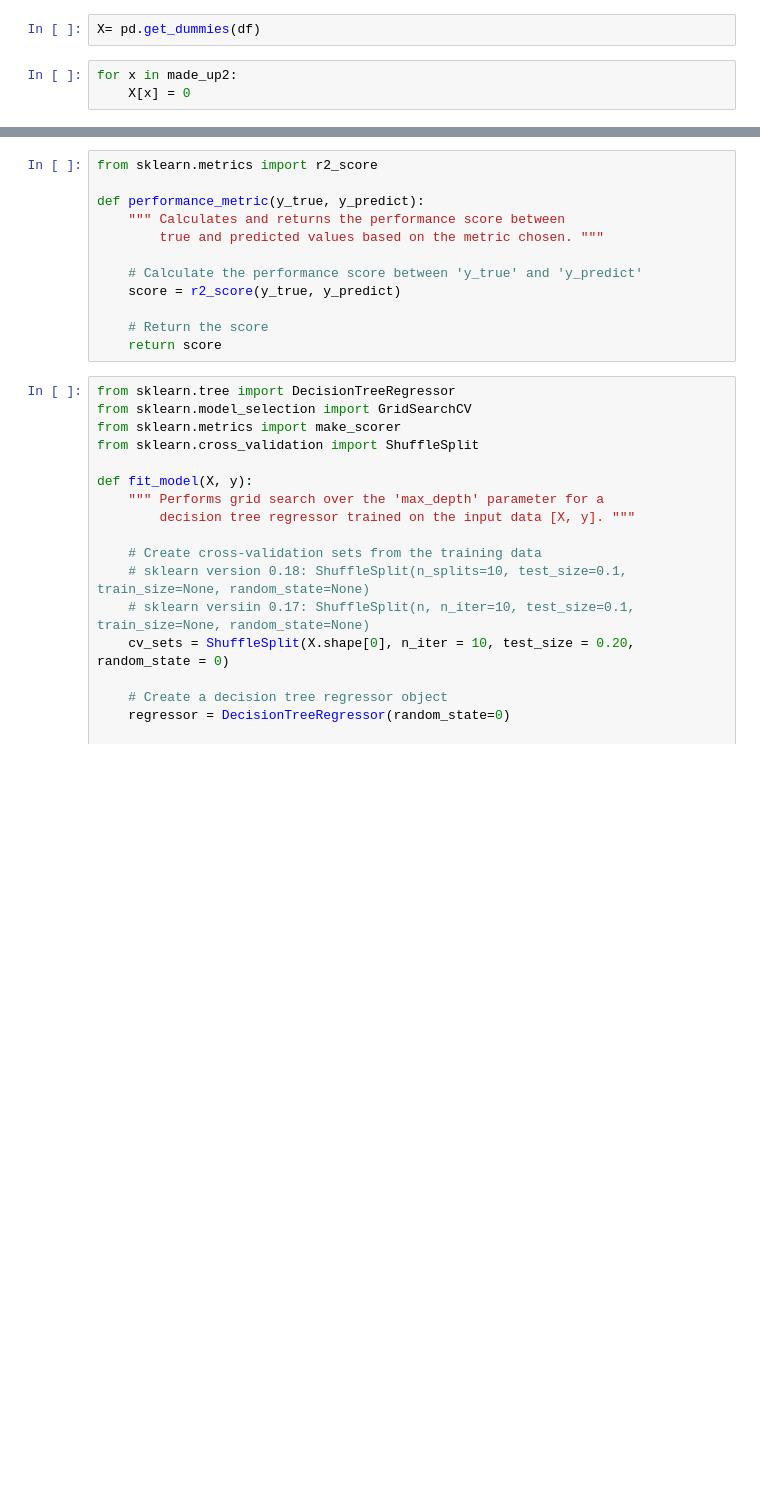
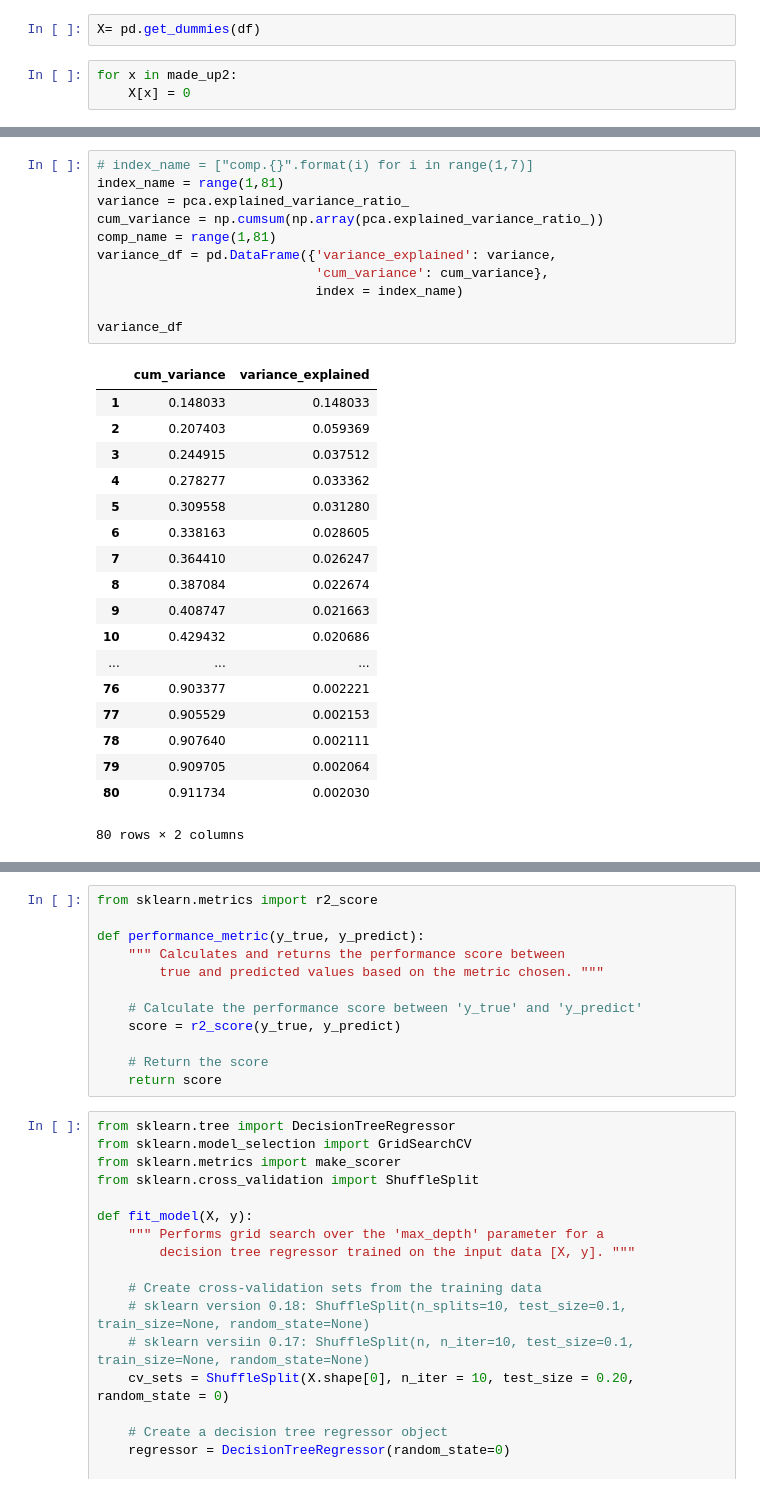
Before and after one commit to cautree/kaggle_house, a Jupyter notebook: house.ipynb, the cells around one changed output, grey strips where cells are left out. Saved outputs shown, nothing was run; the diff lists cells and outputs as text; blank space fills up the shorter version.

```diff
--- a/house.ipynb
+++ b/house.ipynb
@@ -200,0 +214,30 @@ X.shape
+# %%
+# index_name = ["comp.{}".format(i) for i in range(1,7)]
+index_name = range(1,81)
+variance = pca.explained_variance_ratio_
+cum_variance = np.cumsum(np.array(pca.explained_variance_ratio_))
+comp_name = range(1,81)
+variance_df = pd.DataFrame({'variance_explained': variance,
+                            'cum_variance': cum_variance},
+                            index = index_name)
+
+variance_df
+# %% [output]
+|  | cum_variance | variance_explained |
+| 1 | 0.148033 | 0.148033 |
+| 2 | 0.207403 | 0.059369 |
+| 3 | 0.244915 | 0.037512 |
+| 4 | 0.278277 | 0.033362 |
+| 5 | 0.309558 | 0.031280 |
+| 6 | 0.338163 | 0.028605 |
+| 7 | 0.364410 | 0.026247 |
+| 8 | 0.387084 | 0.022674 |
+| 9 | 0.408747 | 0.021663 |
+| 10 | 0.429432 | 0.020686 |
+| ... | ... | ... |
+| 76 | 0.903377 | 0.002221 |
+| 77 | 0.905529 | 0.002153 |
+| 78 | 0.907640 | 0.002111 |
+| 79 | 0.909705 | 0.002064 |
+| 80 | 0.911734 | 0.002030 |
+80 rows × 2 columns
```
Also changed, not shown: parts of 18 cells of this notebook.
